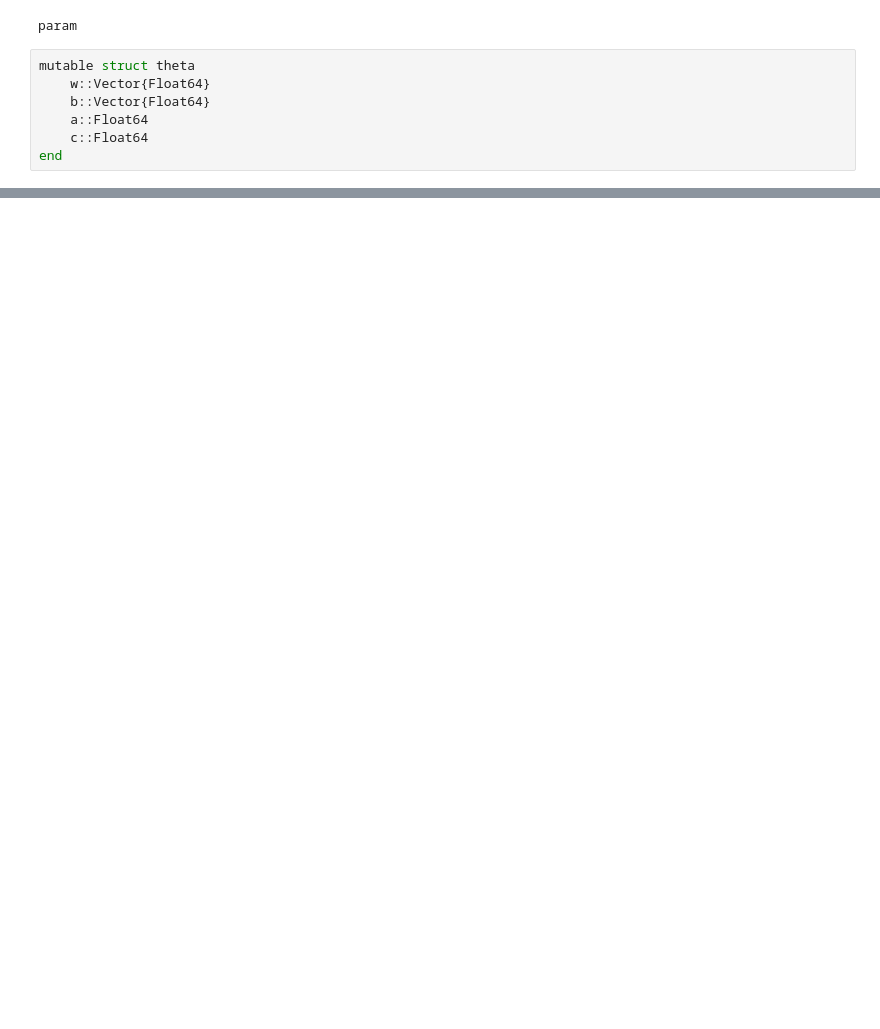
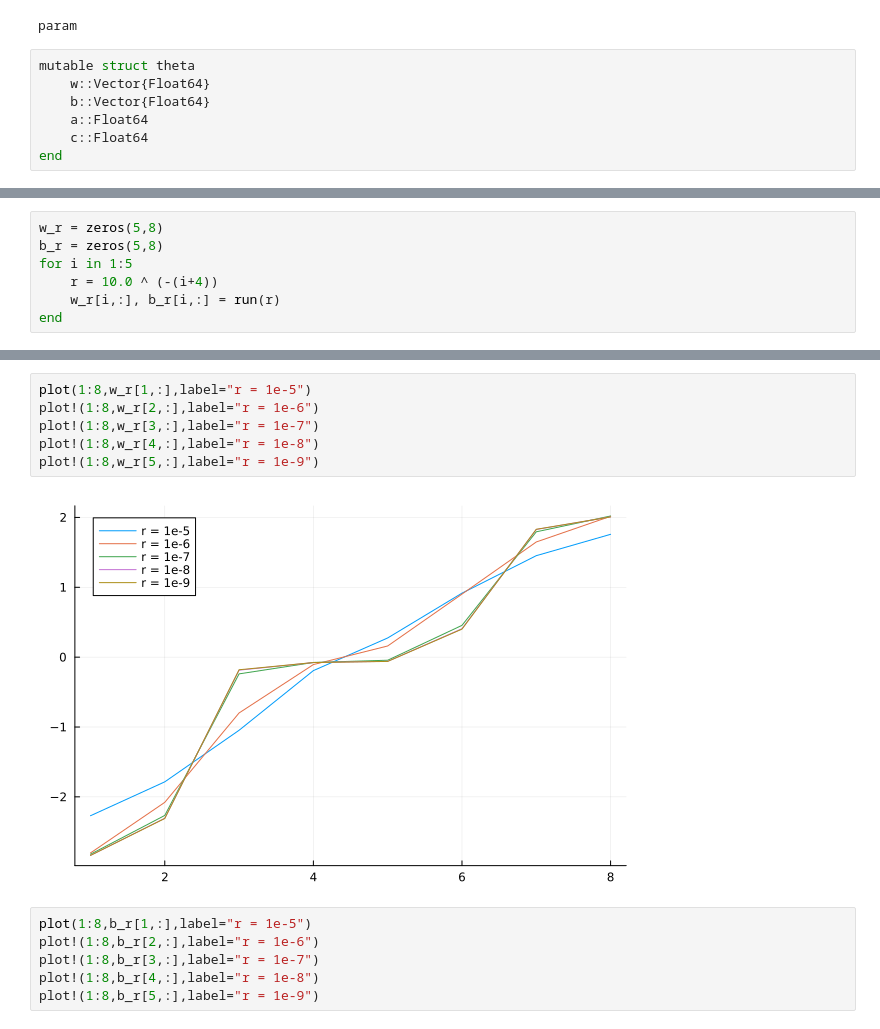
Before and after one commit to hody-chang/NODE_research, a Jupyter notebook: Julia/NODE.ipynb, the cells around one changed output, grey strips where cells are left out. Drawn from its saved outputs; the diff is of its cells as text; blank space fills up the shorter version.

```diff
--- a/Julia/NODE.ipynb
+++ b/Julia/NODE.ipynb
@@ -86,0 +138,7 @@ forward(param_node,x,theta_node)
+# %%
+w_r = zeros(5,8)
+b_r = zeros(5,8)
+for i in 1:5
+    r = 10.0 ^ (-(i+4))
+    w_r[i,:], b_r[i,:] = run(r)
+end
@@ -86,0 +156,14 @@ forward(param_node,x,theta_node)
+# %%
+plot(1:8,w_r[1,:],label="r = 1e-5")
+plot!(1:8,w_r[2,:],label="r = 1e-6")
+plot!(1:8,w_r[3,:],label="r = 1e-7")
+plot!(1:8,w_r[4,:],label="r = 1e-8")
+plot!(1:8,w_r[5,:],label="r = 1e-9")
+# %% [output]
+[figure, added]
+# %%
+plot(1:8,b_r[1,:],label="r = 1e-5")
+plot!(1:8,b_r[2,:],label="r = 1e-6")
+plot!(1:8,b_r[3,:],label="r = 1e-7")
+plot!(1:8,b_r[4,:],label="r = 1e-8")
+plot!(1:8,b_r[5,:],label="r = 1e-9")
```
Also changed, not shown: parts of 11 cells of this notebook.
